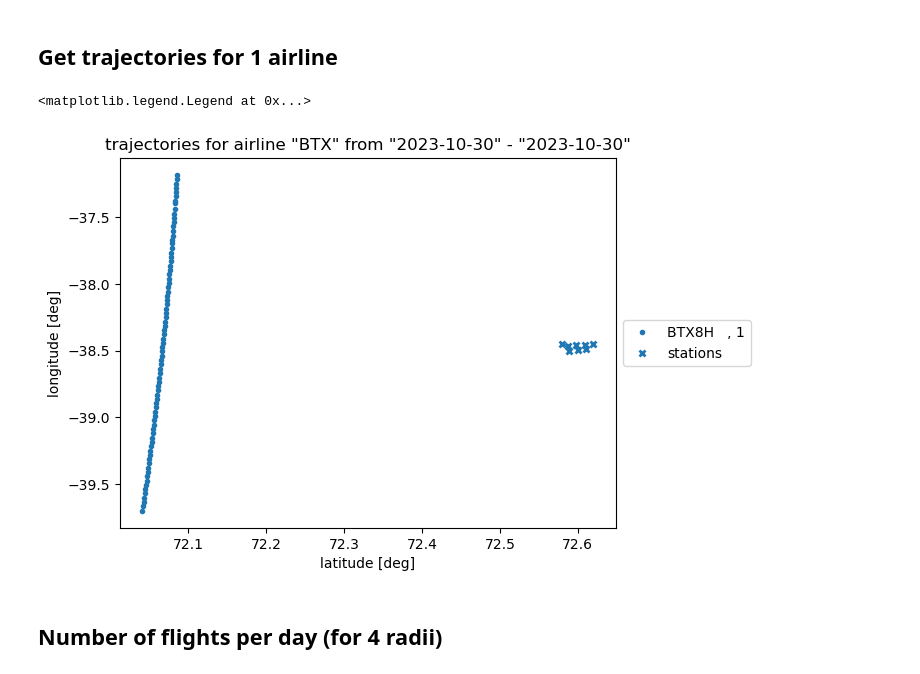
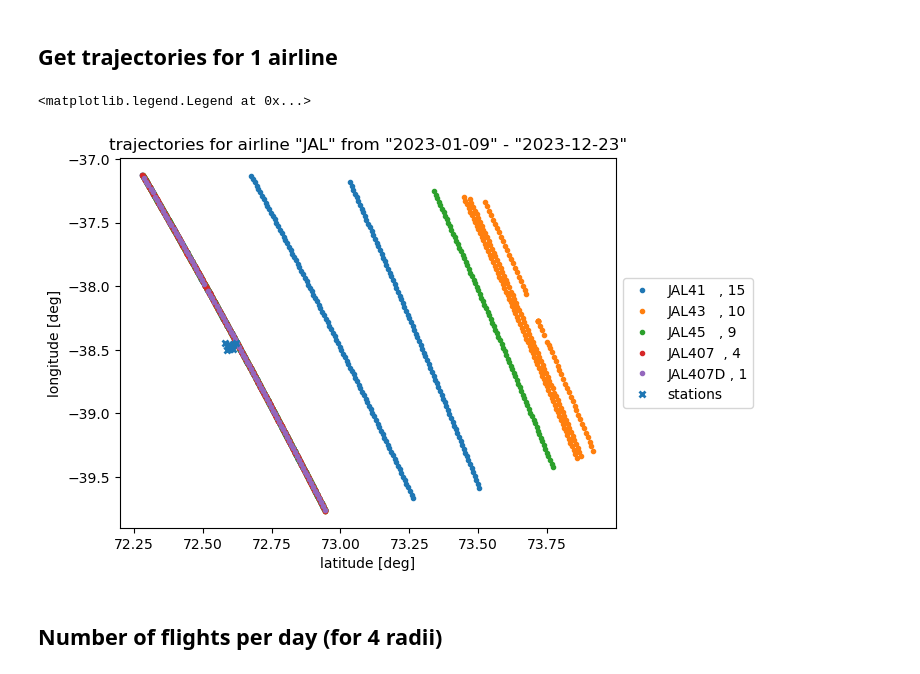
Before and after one commit to OliverSchlemper/Flights, a Jupyter notebook: flights_per_2023.ipynb, the cells around one changed output. Cells and saved outputs as stored; diff of their text form; code cells hidden in the pictures.

```diff
--- a/flights_per_2023.ipynb
+++ b/flights_per_2023.ipynb
@@ -124,23 +199,23 @@ result
 # %% [markdown]
 ## Get trajectories for 1 airline
 # %%
-airline = 'BTX'
+airline = 'JAL'
 flights_one_airline = flights[flights.flightnumber.str.startswith(airline)]
 flights_one_airline_distinct = flights_distinct[flights_distinct.flightnumber.str.startswith(airline)]
 
 flightnumbers = sqldf(f'Select distinct flightnumber from flights_one_airline_distinct where min_r < {radius}')
 
 for i in range(len(flightnumbers)):
     number_of_flights = sqldf(f'Select count(flightnumber) as counter from flights_one_airline_distinct Where flightnumber like "%{flightnumbers.flightnumber.iloc[i]}%" group By flightnumber')
     plt.plot(flights_one_airline[flights_one_airline.flightnumber == flightnumbers.flightnumber.iloc[i]].latitude, flights_one_airline[flights_one_airline.flightnumber == flightnumbers.flightnumber.iloc[i]].longitude, '.', label = f'{flightnumbers.flightnumber.iloc[i]}, {number_of_flights.counter.iloc[0]}')
 plt.plot(tracker.stations.latitude, tracker.stations.longitude, 'x', label = 'stations', markersize = 5, markeredgewidth=2, c = 'C0')
 plt.title(f'trajectories for airline "{airline}" from "{min(flights_one_airline.date)}" - "{max(flights_one_airline.date)}"')
 plt.xlabel('latitude [deg]')
 plt.ylabel('longitude [deg]')
 plt.legend(loc='center left', bbox_to_anchor=(1, 0.5))
 # %% [output]
 <matplotlib.legend.Legend at 0x...>
-[figure, old version]
+[figure, new version]
 # %% [markdown]
 ## Number of flights per day (for 4 radii)
 # %%
```
Also changed, not shown: parts of 21 cells of this notebook, 17 other files.
